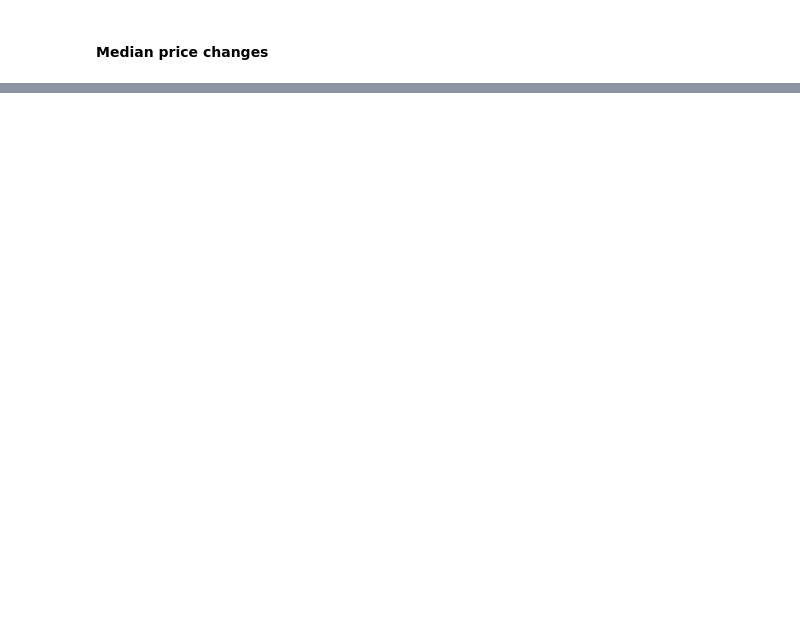
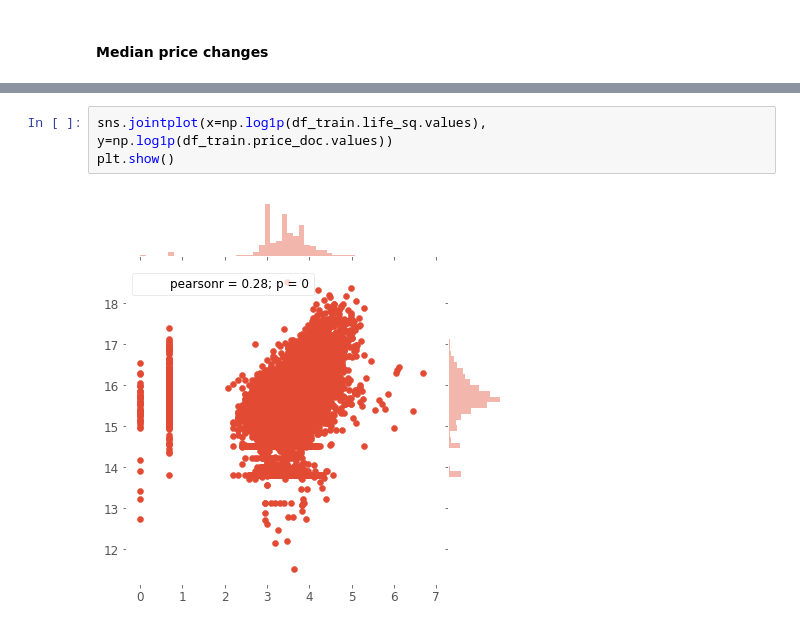
Before and after one commit to melaanya/twente-aml, a Jupyter notebook: project/eda/eda.ipynb, the cells around one changed output, grey strips where cells are left out. Drawn from its saved outputs; the diff is of its cells as text; blank space fills up the shorter version.

```diff
--- a/project/eda/eda.ipynb
+++ b/project/eda/eda.ipynb
@@ -138,0 +174,5 @@ plt.show()
+# %%
+sns.jointplot(x=np.log1p(df_train.life_sq.values), y=np.log1p(df_train.price_doc.values))
+plt.show()
+# %% [output]
+[figure, added]
```
Also changed, not shown: parts of 10 cells of this notebook.
